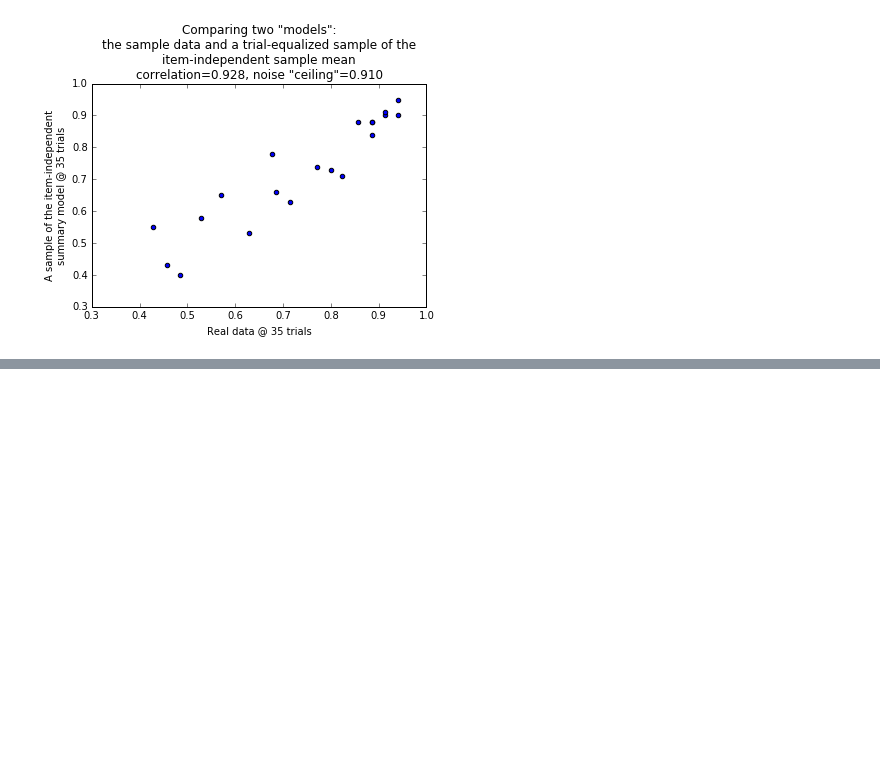
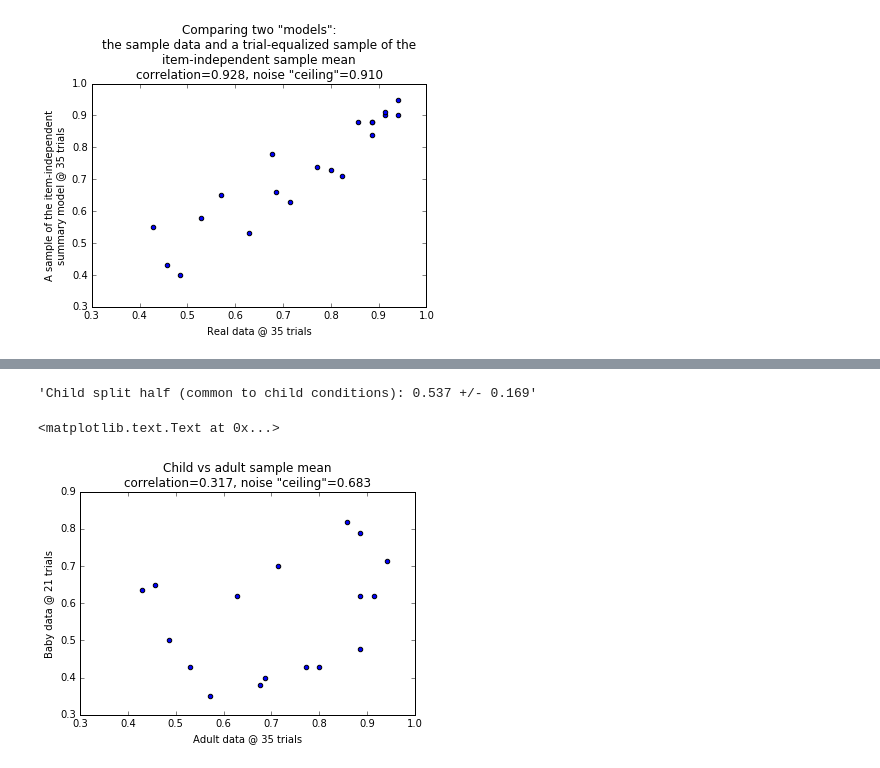
Before and after one commit to langcog/curiobaby_drop, a Jupyter notebook: curiodrop_analyses/Curiodrop analysis.ipynb, the cells around one changed output, grey strips where cells are left out. Cells and saved outputs as stored; diff of their text form; code cells hidden in the pictures; blank space fills up the shorter version.

Commit message:
first attempt at baby data

```diff
--- a/curiodrop_analyses/Curiodrop analysis.ipynb
+++ b/curiodrop_analyses/Curiodrop analysis.ipynb
@@ -404,0 +486,7 @@ plt.title('Comparing two "models":\nthe sample data and a trial-equalized sample
+# %%
+subjdata_common_corrs = split_half_correlation([num_data_common_masked], 1000)
+subjdata_corrs_common_mean = subjdata_common_corrs.mean()
+subjdata_corrs_common_std = subjdata_common_corrs.std()
+
+'Actual subject split half (common to child conditions): %.3f +/- %.3f' % (subjdata_corrs_common_mean,
+                                                                           subjdata_corrs_common_std)
@@ -404,0 +554,5 @@ plt.title('Comparing two "models":\nthe sample data and a trial-equalized sample
+# %%
+mask_baby = np.isnan(num_data_baby)
+num_data_baby_masked = np.ma.masked_array(num_data_baby, mask_baby)
+real_vec_baby = num_data_baby_masked.mean(0)
+real_vec_baby
@@ -404,0 +570,31 @@ plt.title('Comparing two "models":\nthe sample data and a trial-equalized sample
+# %%
+babydata_corrs = split_half_correlation([num_data_baby_masked], 1000)
+babydata_corrs_mean = babydata_corrs.mean()
+babydata_corrs_std = babydata_corrs.std()
+
+'Child split half (common to child conditions): %.3f +/- %.3f' % (babydata_corrs_mean,
+                                                                  babydata_corrs_std)
+# %% [output]
+'Child split half (common to child conditions): 0.537 +/- 0.169'
+# %%
+num_adult_trials = np.median(Ns)
+num_baby_trials = np.median(Ns_baby)
+# %%
+real_vec_common = num_data_common_masked.mean(0)
+
+#compare them visually
+plt.scatter(real_vec_common, real_vec_baby)
+plt.xlabel('Adult data @ %d trials' % num_adult_trials)
+plt.ylabel('Baby data @ %d trials' % num_baby_trials)
+
+#and compare them formally
+#... for the real data
+numerator = stats.pearsonr(real_vec_common, real_vec_baby)[0]
+denominator = np.sqrt(subjdata_corrs_common_mean * babydata_corrs_mean)
+numerator, denominator
+
+plt.title('Child vs adult '
+          'sample mean\ncorrelation=%.3f, noise "ceiling"=%.3f' % (numerator, denominator))
+# %% [output]
+<matplotlib.text.Text at 0x...>
+[figure, added]
```
Also changed, not shown: parts of 23 cells of this notebook.
